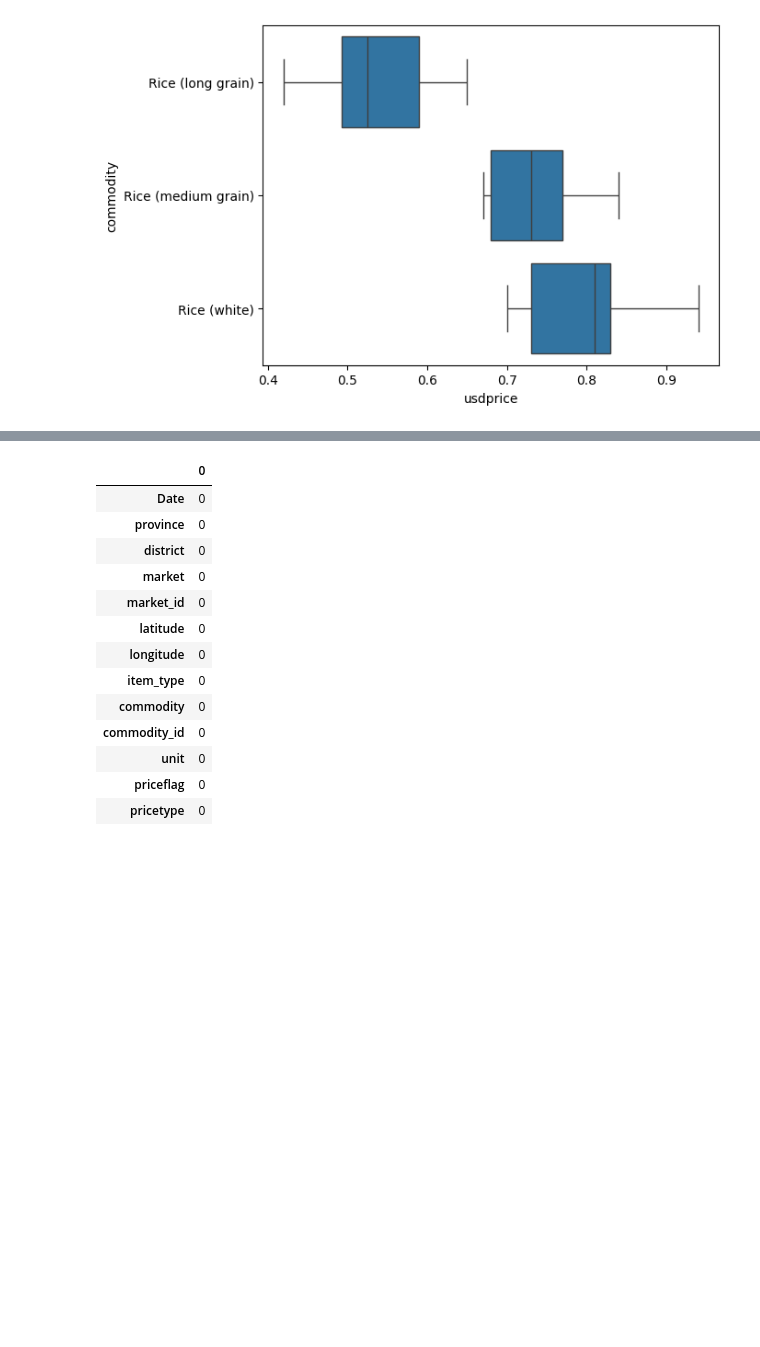
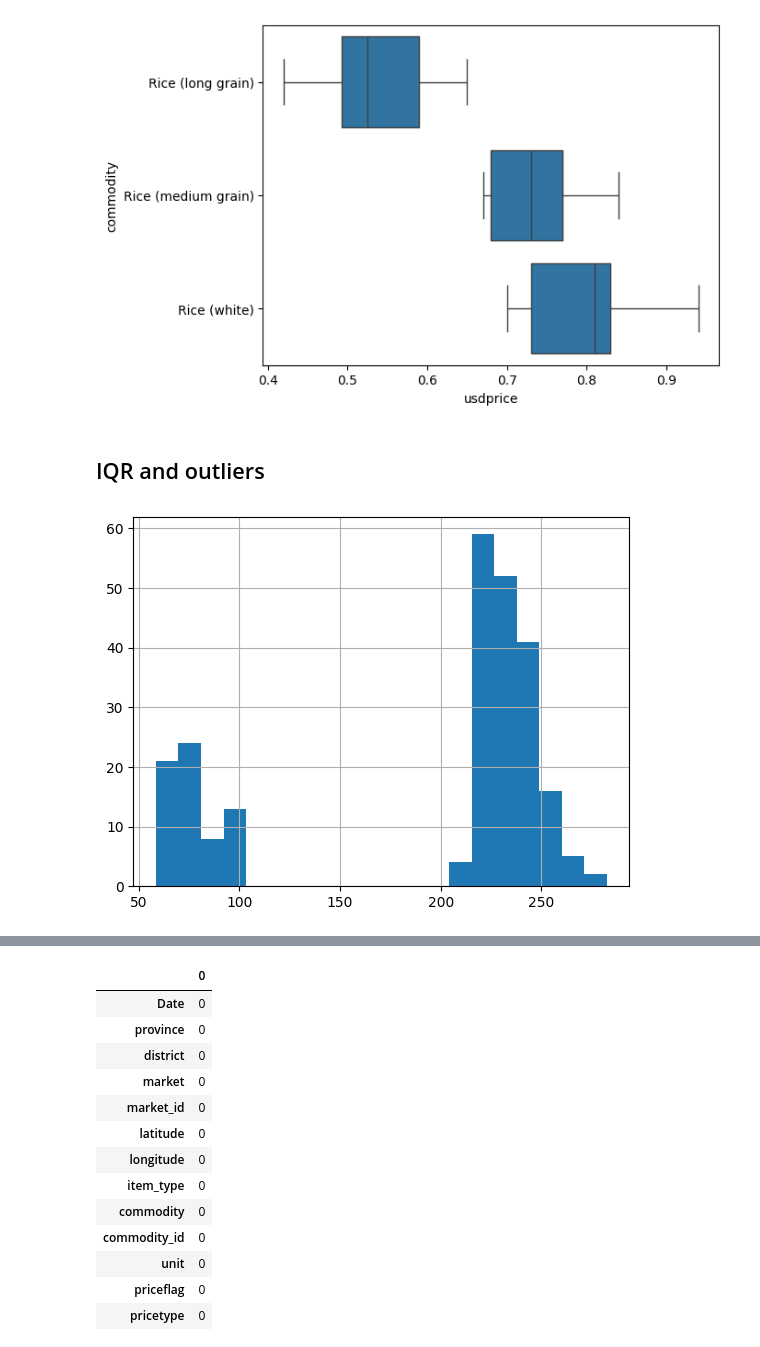
Before and after one commit to DVIlangamge/FYP--Rice-Price-Volatility-Analysis-and-Forecasting, a Jupyter notebook: FYP_Rice_price_predictions.ipynb, the cells around one changed output, grey strips where cells are left out. Drawn from its saved outputs; the diff is of its cells as text; code cells hidden in the pictures; blank space fills up the shorter version.

```diff
--- a/FYP_Rice_price_predictions.ipynb
+++ b/FYP_Rice_price_predictions.ipynb
@@ -234,3 +234,10 @@ sns.boxplot(data=filtered_pricelist, x="usdprice", y="commodity")
 # %% [output]
 <Axes: xlabel='usdprice', ylabel='commodity'>
 [figure]
+# %% [markdown]
+## IQR and outliers
+# %%
+filtered_pricelist["price"].hist(bins=20)
+plt.show()
+# %% [output]
+[figure, added]
```
Also changed, not shown: parts of 58 cells of this notebook.
